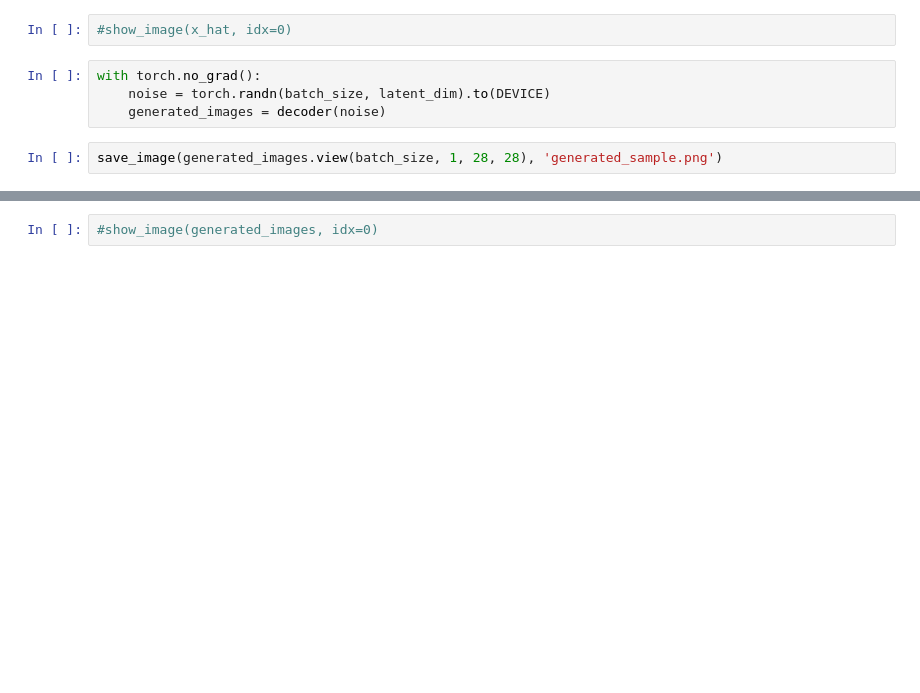
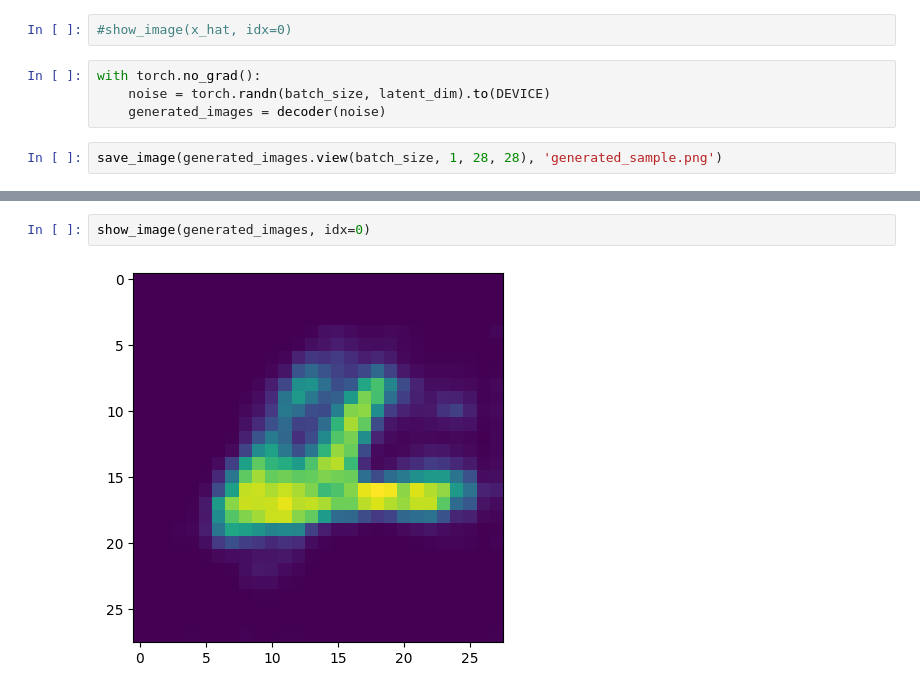
Before and after one commit to FaizalKarim280280/MGM-Spring-2024, a Jupyter notebook: A9/main.ipynb, the cells around one changed output, grey strips where cells are left out. Cells and saved outputs as stored; diff of their text form; blank space fills up the shorter version.

```diff
--- a/A9/main.ipynb
+++ b/A9/main.ipynb
@@ -318,3 +353,5 @@ show_image_grid(generated_images, 5, 5)
 # %%
-#show_image(generated_images, idx=0)
+show_image(generated_images, idx=0)
+# %% [output]
+[figure, added]
 # %%
```
Also changed, not shown: parts of 23 cells of this notebook, 1 other file.
